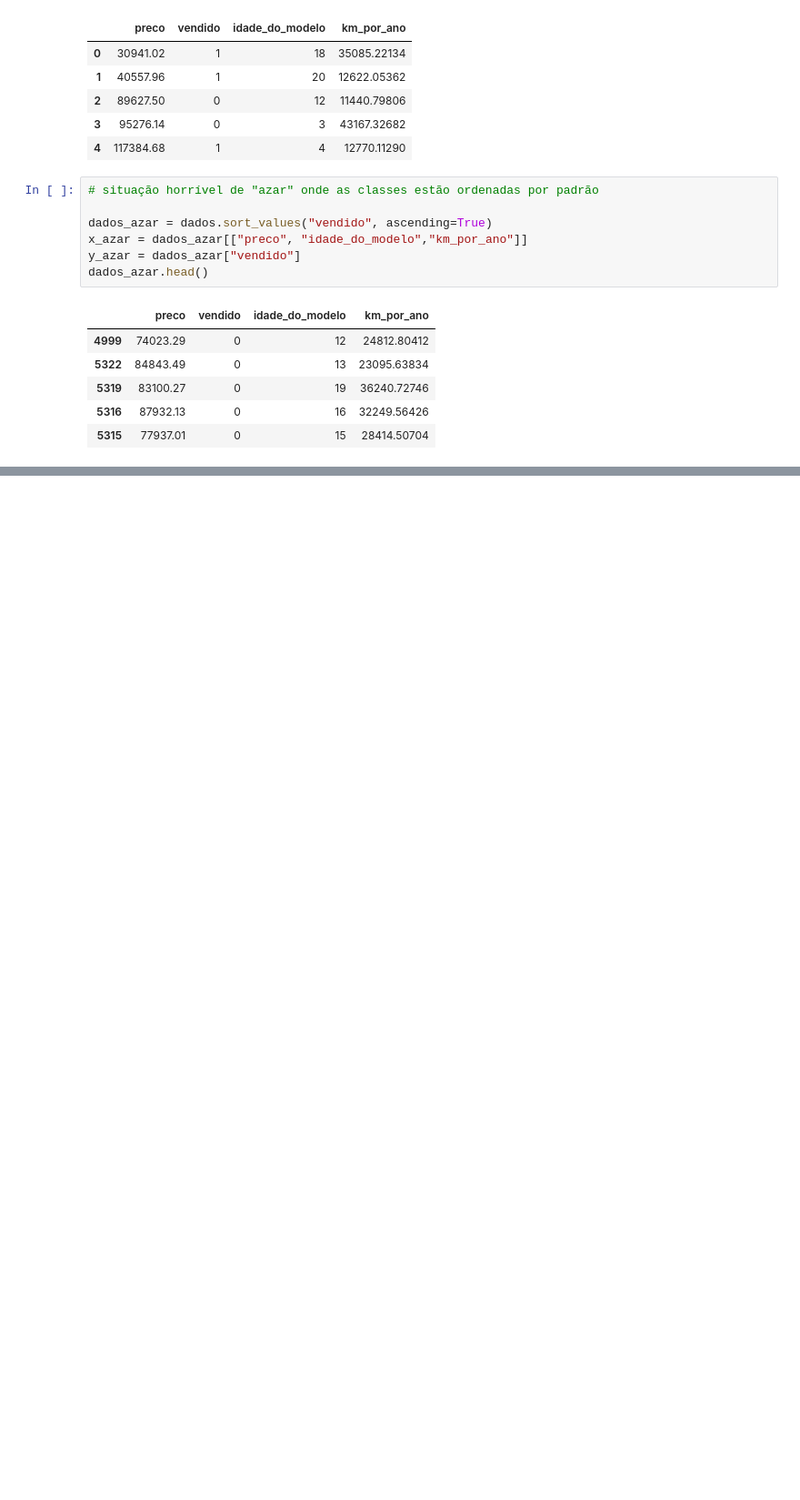
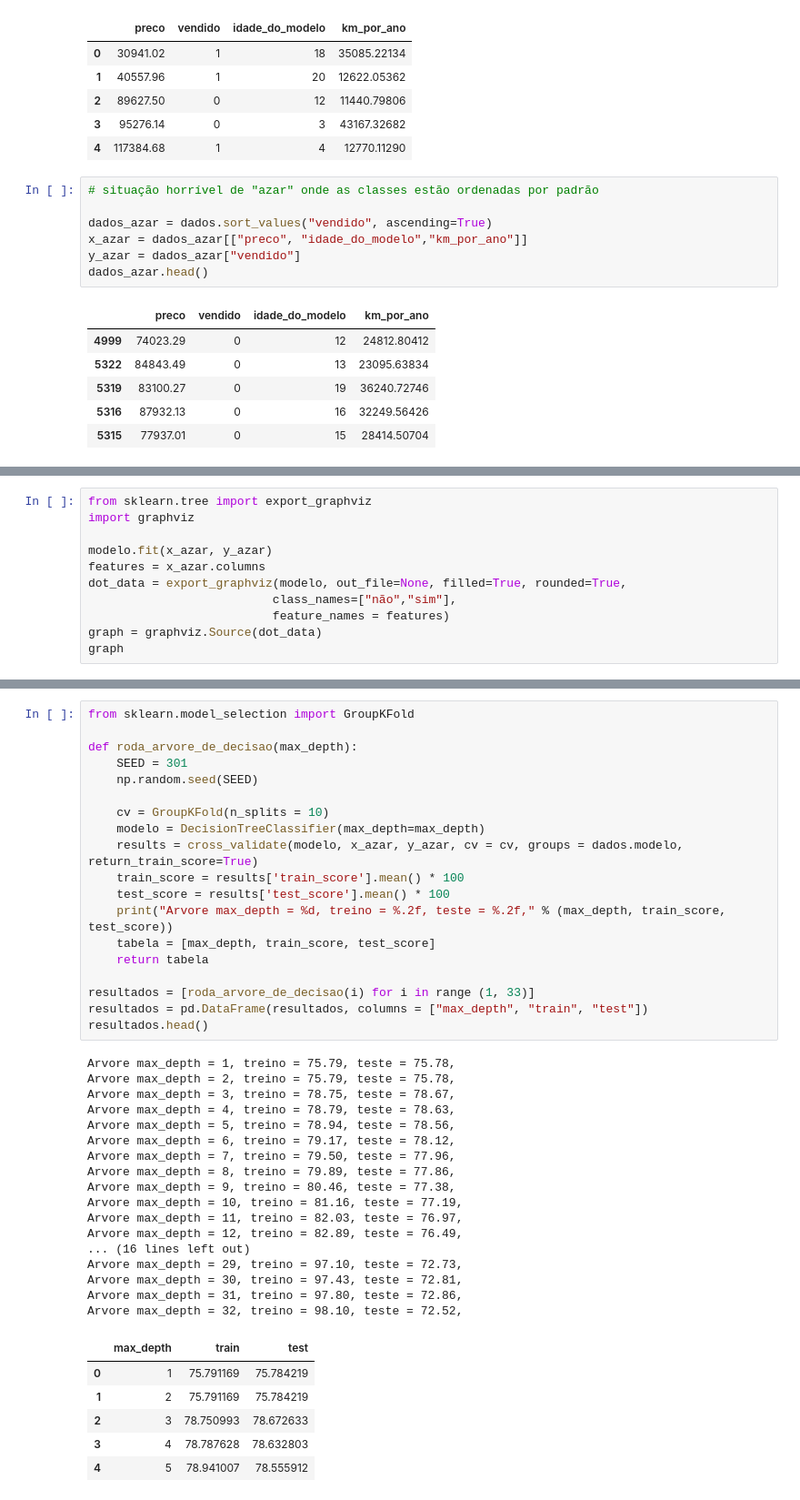
Before and after one commit to Leonerdo15/Learning_Machine_Learning, a Jupyter notebook: 3_Machine Learning otimizacao de modelos atraves de hiperparametros/01. Hiperparâmetros, overfit e otimização copy 5.ipynb, the cells around one changed output, grey strips where cells are left out. Shown at 91% size. Saved outputs shown, nothing was run; the diff lists cells and outputs as text; blank space fills up the shorter version.

```diff
--- a/3_Machine Learning otimizacao de modelos atraves de hiperparametros/01. Hiperparâmetros, overfit e otimização copy 5.ipynb
+++ b/3_Machine Learning otimizacao de modelos atraves de hiperparametros/01. Hiperparâmetros, overfit e otimização copy 5.ipynb
@@ -44,0 +141,11 @@ NameError: name 'np' is not defined
+# %%
+from sklearn.tree import export_graphviz
+import graphviz
+
+modelo.fit(x_azar, y_azar)
+features = x_azar.columns
+dot_data = export_graphviz(modelo, out_file=None, filled=True, rounded=True,
+                          class_names=["não","sim"],
+                          feature_names = features)
+graph = graphviz.Source(dot_data)
+graph
@@ -44,0 +169,43 @@ NameError: name 'np' is not defined
+# %%
+from sklearn.model_selection import GroupKFold
+
+def roda_arvore_de_decisao(max_depth):
+    SEED = 301
+    np.random.seed(SEED)
+
+    cv = GroupKFold(n_splits = 10)
+    modelo = DecisionTreeClassifier(max_depth=max_depth)
+    results = cross_validate(modelo, x_azar, y_azar, cv = cv, groups = dados.modelo, return_train_score=True)
+    train_score = results['train_score'].mean() * 100
+    test_score = results['test_score'].mean() * 100
+    print("Arvore max_depth = %d, treino = %.2f, teste = %.2f," % (max_depth, train_score, test_score))
+    tabela = [max_depth, train_score, test_score]
+    return tabela
+
+resultados = [roda_arvore_de_decisao(i) for i in range (1, 33)]
+resultados = pd.DataFrame(resultados, columns = ["max_depth", "train", "test"])
+resultados.head()
+# %% [output]
+Arvore max_depth = 1, treino = 75.79, teste = 75.78,
+Arvore max_depth = 2, treino = 75.79, teste = 75.78,
+Arvore max_depth = 3, treino = 78.75, teste = 78.67,
+Arvore max_depth = 4, treino = 78.79, teste = 78.63,
+Arvore max_depth = 5, treino = 78.94, teste = 78.56,
+Arvore max_depth = 6, treino = 79.17, teste = 78.12,
+Arvore max_depth = 7, treino = 79.50, teste = 77.96,
+Arvore max_depth = 8, treino = 79.89, teste = 77.86,
+Arvore max_depth = 9, treino = 80.46, teste = 77.38,
+Arvore max_depth = 10, treino = 81.16, teste = 77.19,
+Arvore max_depth = 11, treino = 82.03, teste = 76.97,
+Arvore max_depth = 12, treino = 82.89, teste = 76.49,
+... (16 lines left out)
+Arvore max_depth = 29, treino = 97.10, teste = 72.73,
+Arvore max_depth = 30, treino = 97.43, teste = 72.81,
+Arvore max_depth = 31, treino = 97.80, teste = 72.86,
+Arvore max_depth = 32, treino = 98.10, teste = 72.52,
+|  | max_depth | train | test |
+| 0 | 1 | 75.791169 | 75.784219 |
+| 1 | 2 | 75.791169 | 75.784219 |
+| 2 | 3 | 78.750993 | 78.672633 |
+| 3 | 4 | 78.787628 | 78.632803 |
+| 4 | 5 | 78.941007 | 78.555912 |
```
Also changed, not shown: parts of 13 cells of this notebook, 4 other files.
